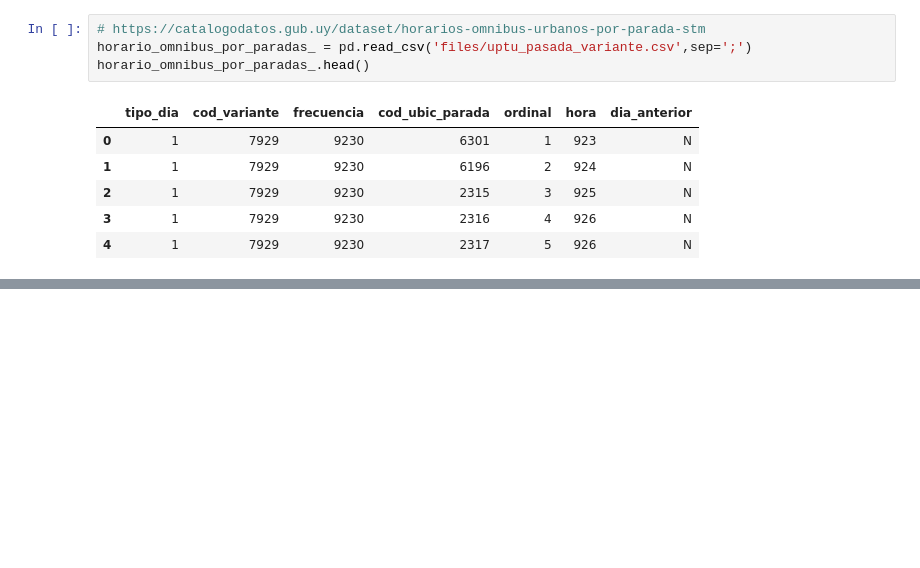
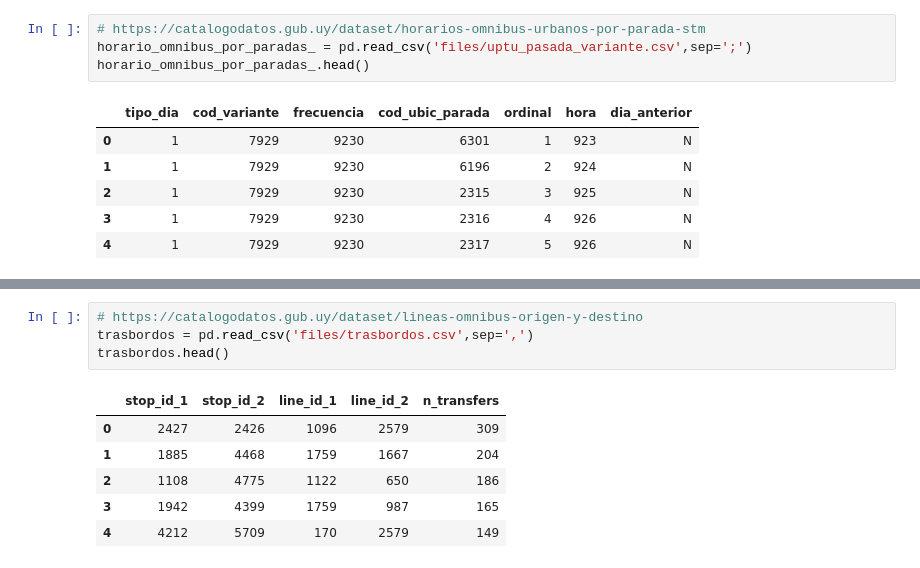
Before and after one commit to jonathan-murana/bus-generator, a Jupyter notebook: bus.ipynb, the cells around one changed output, grey strips where cells are left out. Cells and saved outputs as stored; diff of their text form; blank space fills up the shorter version.

```diff
--- a/bus.ipynb
+++ b/bus.ipynb
@@ -72,3 +76,14 @@ recorridos_variantes_no_maximales.head()
 | 2 | 46204185.0 | 7 | 1 | B | 4041.0 | 2912.0 | 1 | 66 | None |
 | 3 | 46204186.0 | 15 | 14 | B | 3922.0 | 3207.0 | 1 | 39 | None |
 | 4 | 46204187.0 | 17 | 14 | B | 6091.0 | 2474.0 | 40 | 47 | None |
+# %%
+# https://catalogodatos.gub.uy/dataset/lineas-omnibus-origen-y-destino
+trasbordos = pd.read_csv('files/trasbordos.csv',sep=',')
+trasbordos.head()
+# %% [output]
+|  | stop_id_1 | stop_id_2 | line_id_1 | line_id_2 | n_transfers |
+| 0 | 2427 | 2426 | 1096 | 2579 | 309 |
+| 1 | 1885 | 4468 | 1759 | 1667 | 204 |
+| 2 | 1108 | 4775 | 1122 | 650 | 186 |
+| 3 | 1942 | 4399 | 1759 | 987 | 165 |
+| 4 | 4212 | 5709 | 170 | 2579 | 149 |
```
Also changed, not shown: parts of 9 cells of this notebook, 10 other files.
